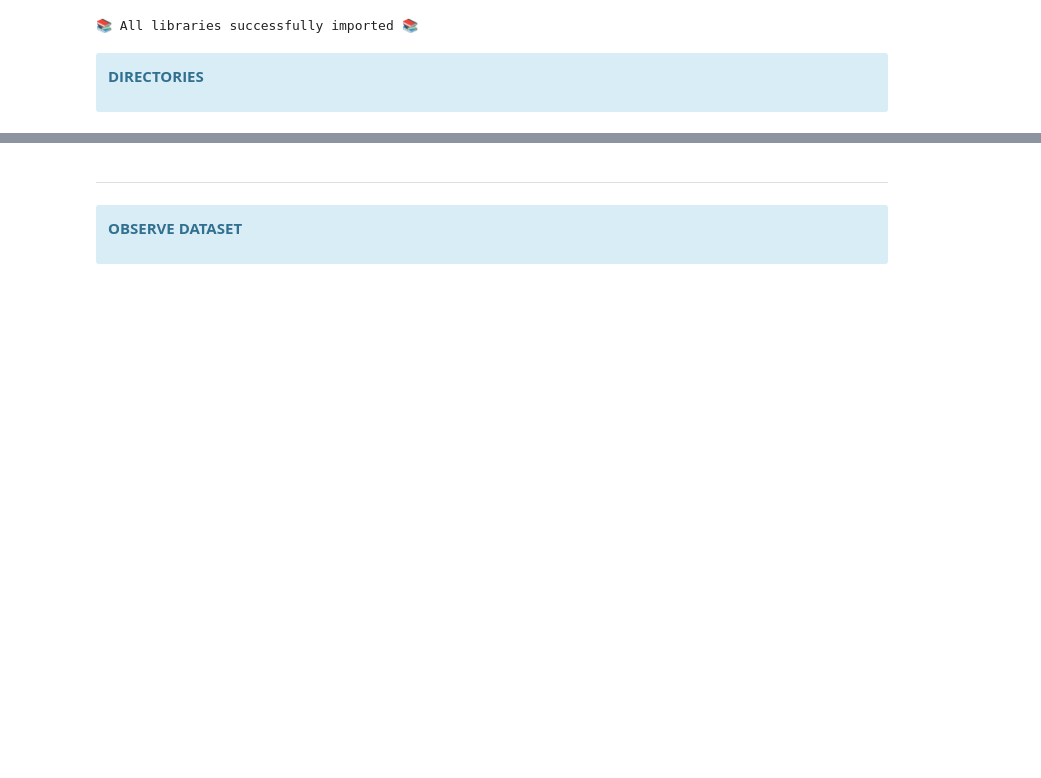
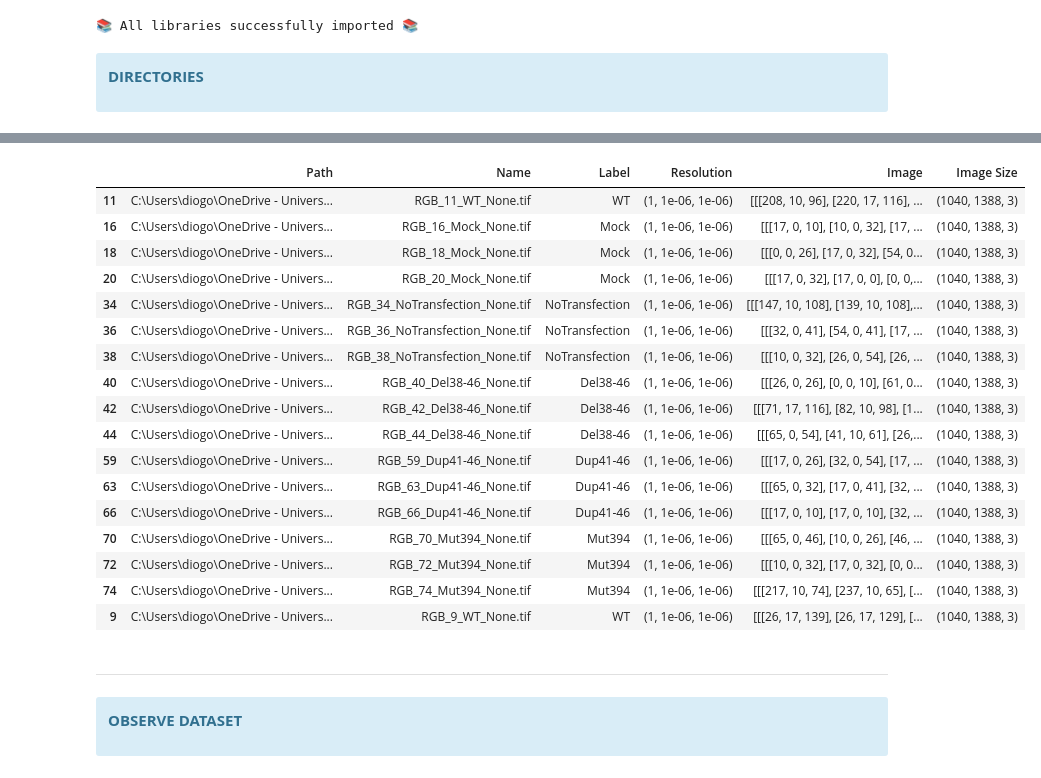
Before and after one commit to diogojfv/aTubulinOrganization, a Jupyter notebook: 1 - Dataset.ipynb, the cells around one changed output, grey strips where cells are left out. Saved outputs shown, nothing was run; the diff lists cells and outputs as text; code cells hidden in the pictures; blank space fills up the shorter version.

```diff
--- a/1 - Dataset.ipynb
+++ b/1 - Dataset.ipynb
@@ -92,3 +90,24 @@ data['NUCL']
+# %%
+data['RGB']
+# %% [output]
+|  | Path | Name | Label | Resolution | Image | Image Size |
+| 11 | C:\Users\diogo\OneDrive - Univers... | RGB_11_WT_None.tif | WT | (1, 1e-06, 1e-06) | [[[208, 10, 96], [220, 17, 116], ... | (1040, 1388, 3) |
+| 16 | C:\Users\diogo\OneDrive - Univers... | RGB_16_Mock_None.tif | Mock | (1, 1e-06, 1e-06) | [[[17, 0, 10], [10, 0, 32], [17, ... | (1040, 1388, 3) |
+| 18 | C:\Users\diogo\OneDrive - Univers... | RGB_18_Mock_None.tif | Mock | (1, 1e-06, 1e-06) | [[[0, 0, 26], [17, 0, 32], [54, 0... | (1040, 1388, 3) |
+| 20 | C:\Users\diogo\OneDrive - Univers... | RGB_20_Mock_None.tif | Mock | (1, 1e-06, 1e-06) | [[[17, 0, 32], [17, 0, 0], [0, 0,... | (1040, 1388, 3) |
+| 34 | C:\Users\diogo\OneDrive - Univers... | RGB_34_NoTransfection_None.tif | NoTransfection | (1, 1e-06, 1e-06) | [[[147, 10, 108], [139, 10, 108],... | (1040, 1388, 3) |
+| 36 | C:\Users\diogo\OneDrive - Univers... | RGB_36_NoTransfection_None.tif | NoTransfection | (1, 1e-06, 1e-06) | [[[32, 0, 41], [54, 0, 41], [17, ... | (1040, 1388, 3) |
+| 38 | C:\Users\diogo\OneDrive - Univers... | RGB_38_NoTransfection_None.tif | NoTransfection | (1, 1e-06, 1e-06) | [[[10, 0, 32], [26, 0, 54], [26, ... | (1040, 1388, 3) |
+| 40 | C:\Users\diogo\OneDrive - Univers... | RGB_40_Del38-46_None.tif | Del38-46 | (1, 1e-06, 1e-06) | [[[26, 0, 26], [0, 0, 10], [61, 0... | (1040, 1388, 3) |
+| 42 | C:\Users\diogo\OneDrive - Univers... | RGB_42_Del38-46_None.tif | Del38-46 | (1, 1e-06, 1e-06) | [[[71, 17, 116], [82, 10, 98], [1... | (1040, 1388, 3) |
+| 44 | C:\Users\diogo\OneDrive - Univers... | RGB_44_Del38-46_None.tif | Del38-46 | (1, 1e-06, 1e-06) | [[[65, 0, 54], [41, 10, 61], [26,... | (1040, 1388, 3) |
+| 59 | C:\Users\diogo\OneDrive - Univers... | RGB_59_Dup41-46_None.tif | Dup41-46 | (1, 1e-06, 1e-06) | [[[17, 0, 26], [32, 0, 54], [17, ... | (1040, 1388, 3) |
+| 63 | C:\Users\diogo\OneDrive - Univers... | RGB_63_Dup41-46_None.tif | Dup41-46 | (1, 1e-06, 1e-06) | [[[65, 0, 32], [17, 0, 41], [32, ... | (1040, 1388, 3) |
+| 66 | C:\Users\diogo\OneDrive - Univers... | RGB_66_Dup41-46_None.tif | Dup41-46 | (1, 1e-06, 1e-06) | [[[17, 0, 10], [17, 0, 10], [32, ... | (1040, 1388, 3) |
+| 70 | C:\Users\diogo\OneDrive - Univers... | RGB_70_Mut394_None.tif | Mut394 | (1, 1e-06, 1e-06) | [[[65, 0, 46], [10, 0, 26], [46, ... | (1040, 1388, 3) |
+| 72 | C:\Users\diogo\OneDrive - Univers... | RGB_72_Mut394_None.tif | Mut394 | (1, 1e-06, 1e-06) | [[[10, 0, 32], [17, 0, 32], [0, 0... | (1040, 1388, 3) |
+| 74 | C:\Users\diogo\OneDrive - Univers... | RGB_74_Mut394_None.tif | Mut394 | (1, 1e-06, 1e-06) | [[[217, 10, 74], [237, 10, 65], [... | (1040, 1388, 3) |
+| 9 | C:\Users\diogo\OneDrive - Univers... | RGB_9_WT_None.tif | WT | (1, 1e-06, 1e-06) | [[[26, 17, 139], [26, 17, 129], [... | (1040, 1388, 3) |
 # %% [markdown]
 ---------------------------------------------
 # %% [markdown]
```
Also changed, not shown: parts of 6 cells of this notebook, 5 other files.
